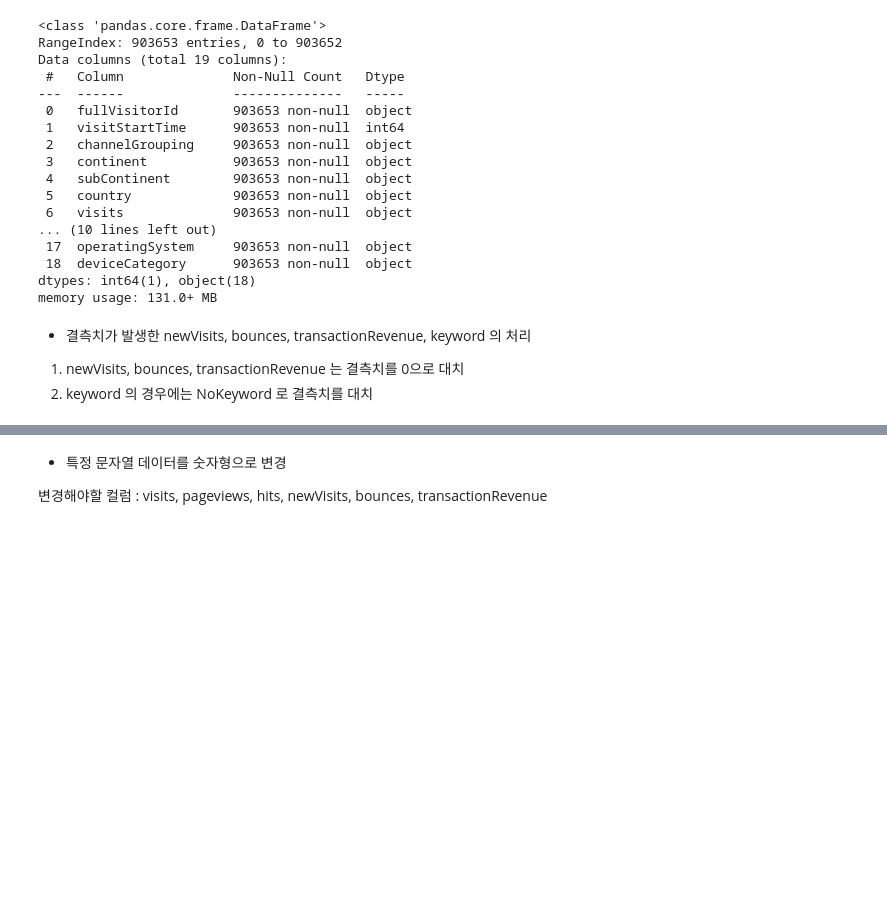
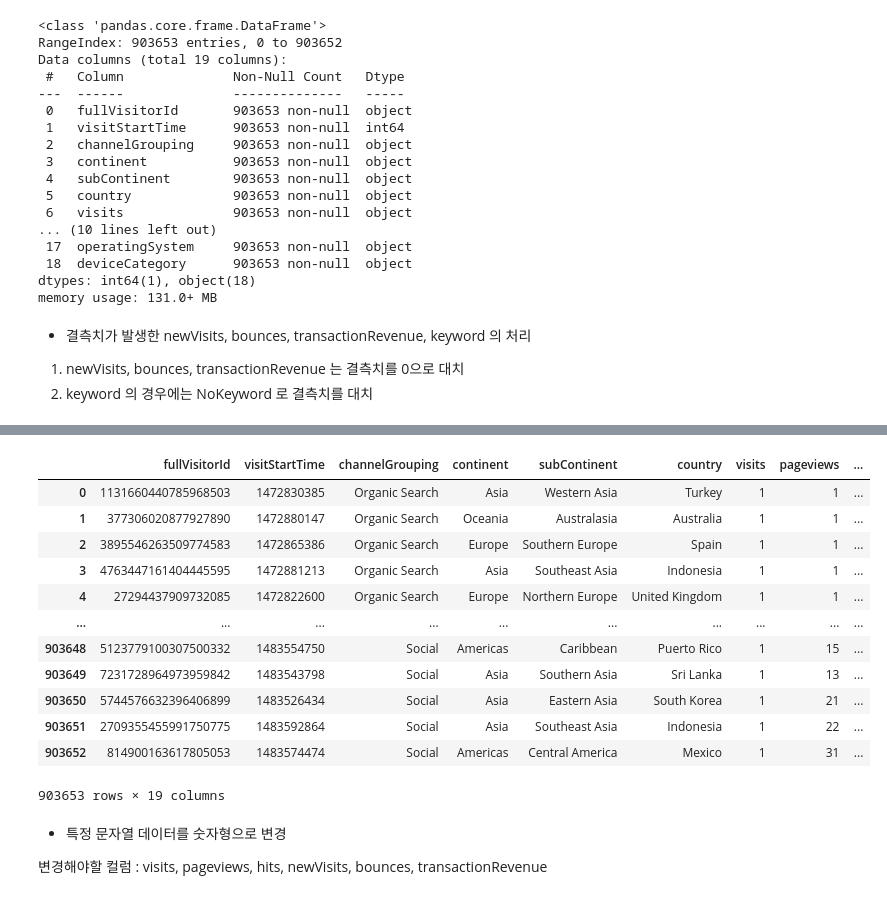
Before and after one commit to oddsmile/GAcustomerprediction, a Jupyter notebook: ga4_preproccess.ipynb, the cells around one changed output, grey strips where cells are left out. Saved outputs shown, nothing was run; the diff lists cells and outputs as text; code cells hidden in the pictures; blank space fills up the shorter version.

```diff
--- a/ga4_preproccess.ipynb
+++ b/ga4_preproccess.ipynb
@@ -170,3 +170,23 @@ memory usage: 131.0+ MB
 
 1. newVisits, bounces, transactionRevenue 는 결측치를 0으로 대치
 2. keyword 의 경우에는 NoKeyword 로 결측치를 대치
+# %%
+# 결측치 0으로 대치하는 함수 생성
+import pandas as pd
+
+def fill_null_with_default(df):
+    # newVisits, bounces, transactionRevenue, keyword 컬럼들 선택
+    columns_to_fill_zero = ['newVisits', 'bounces', 'transactionRevenue']
+    column_to_fill_keyword = 'keyword'
+
+    # 선택한 컬럼들의 null 값을 각각의 기본값으로 대치
+    df[columns_to_fill_zero] = df[columns_to_fill_zero].fillna(0)
+    df[column_to_fill_keyword] = df[column_to_fill_keyword].fillna('(not provided)')
+
+    return df
+# %%
+# selected_columns_df 에 결측치를 제거한 데이터 프레임을 생성하고 filled_selected_columns_df 변수에 저장
+filled_selected_columns_df = fill_null_with_default(selected_columns_df)
+
+# 결측치 모두 사라졌는지 확인
+filled_selected_columns_df.info()
@@ -173,3 +211,20 @@ memory usage: 131.0+ MB
+# %%
+# 적용 확인 2
+filled_selected_columns_df
+# %% [output]
+|  | fullVisitorId | visitStartTime | channelGrouping | continent | subContinent | country | visits | pageviews | ... |
+| 0 | 1131660440785968503 | 1472830385 | Organic Search | Asia | Western Asia | Turkey | 1 | 1 | ... |
+| 1 | 377306020877927890 | 1472880147 | Organic Search | Oceania | Australasia | Australia | 1 | 1 | ... |
+| 2 | 3895546263509774583 | 1472865386 | Organic Search | Europe | Southern Europe | Spain | 1 | 1 | ... |
+| 3 | 4763447161404445595 | 1472881213 | Organic Search | Asia | Southeast Asia | Indonesia | 1 | 1 | ... |
+| 4 | 27294437909732085 | 1472822600 | Organic Search | Europe | Northern Europe | United Kingdom | 1 | 1 | ... |
+| ... | ... | ... | ... | ... | ... | ... | ... | ... | ... |
+| 903648 | 5123779100307500332 | 1483554750 | Social | Americas | Caribbean | Puerto Rico | 1 | 15 | ... |
+| 903649 | 7231728964973959842 | 1483543798 | Social | Asia | Southern Asia | Sri Lanka | 1 | 13 | ... |
+| 903650 | 5744576632396406899 | 1483526434 | Social | Asia | Eastern Asia | South Korea | 1 | 21 | ... |
+| 903651 | 2709355455991750775 | 1483592864 | Social | Asia | Southeast Asia | Indonesia | 1 | 22 | ... |
+| 903652 | 814900163617805053 | 1483574474 | Social | Americas | Central America | Mexico | 1 | 31 | ... |
+903653 rows × 19 columns
 # %% [markdown]
 - 특정 문자열 데이터를 숫자형으로 변경
 
```
Also changed, not shown: parts of 6 cells of this notebook, 1 other file.
